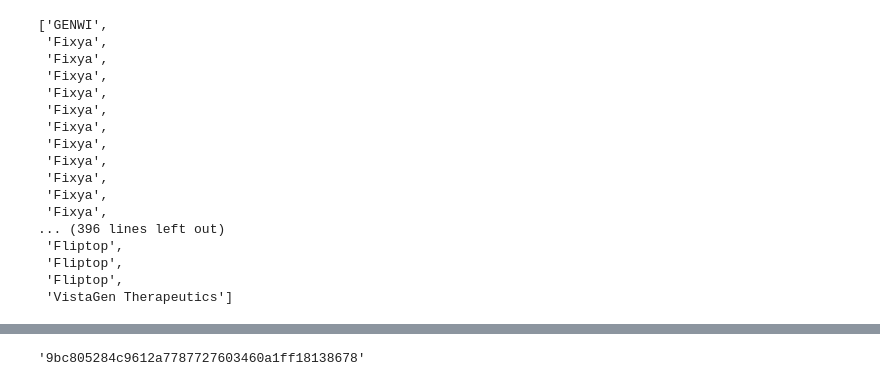
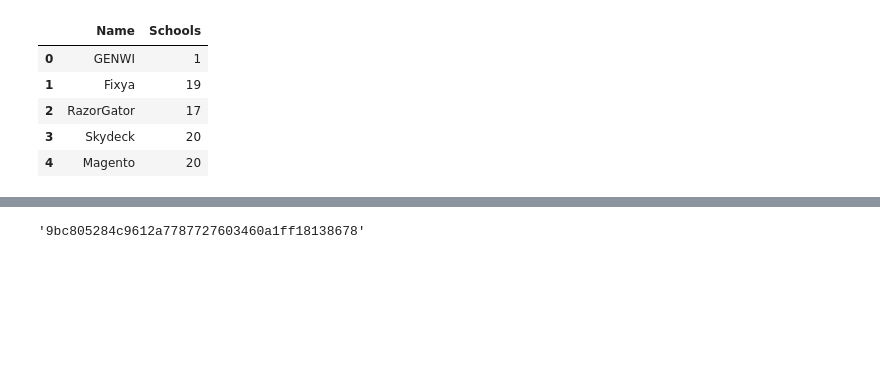
Before and after one commit to castares/geolocalization-project, a Jupyter notebook: tests2.ipynb, the cells around one changed output, grey strips where cells are left out. Saved outputs shown, nothing was run; the diff lists cells and outputs as text; code cells hidden in the pictures; blank space fills up the shorter version.

```diff
--- a/tests2.ipynb
+++ b/tests2.ipynb
@@ -26,23 +48,17 @@ schools
 # %%
+from collections import Counter
 count_schools = []
 for e in schools:
     count_schools.append(e['properties']['reference'])
-count_schools
+x = Counter(count_schools)
+school_df = pd.DataFrame.from_dict(x, orient='index')
+school_df = school_df.reset_index()
+school_df.columns=['Name', 'Schools']
+school_df.head()
 # %% [output]
-['GENWI',
- 'Fixya',
- 'Fixya',
- 'Fixya',
- 'Fixya',
- 'Fixya',
- 'Fixya',
- 'Fixya',
- 'Fixya',
- 'Fixya',
- 'Fixya',
- 'Fixya',
-... (396 lines left out)
- 'Fliptop',
- 'Fliptop',
- 'Fliptop',
- 'VistaGen Therapeutics']
+|  | Name | Schools |
+| 0 | GENWI | 1 |
+| 1 | Fixya | 19 |
+| 2 | RazorGator | 17 |
+| 3 | Skydeck | 20 |
+| 4 | Magento | 20 |
```
Also changed, not shown: parts of 6 cells of this notebook, 4 other files.
